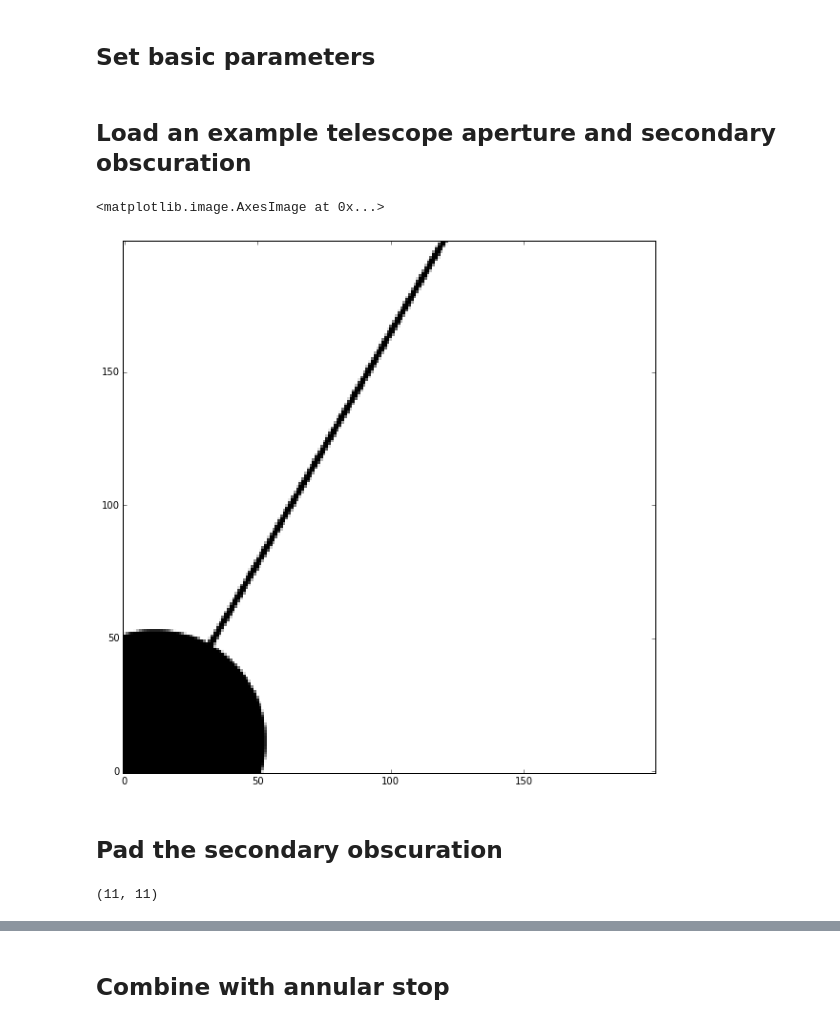
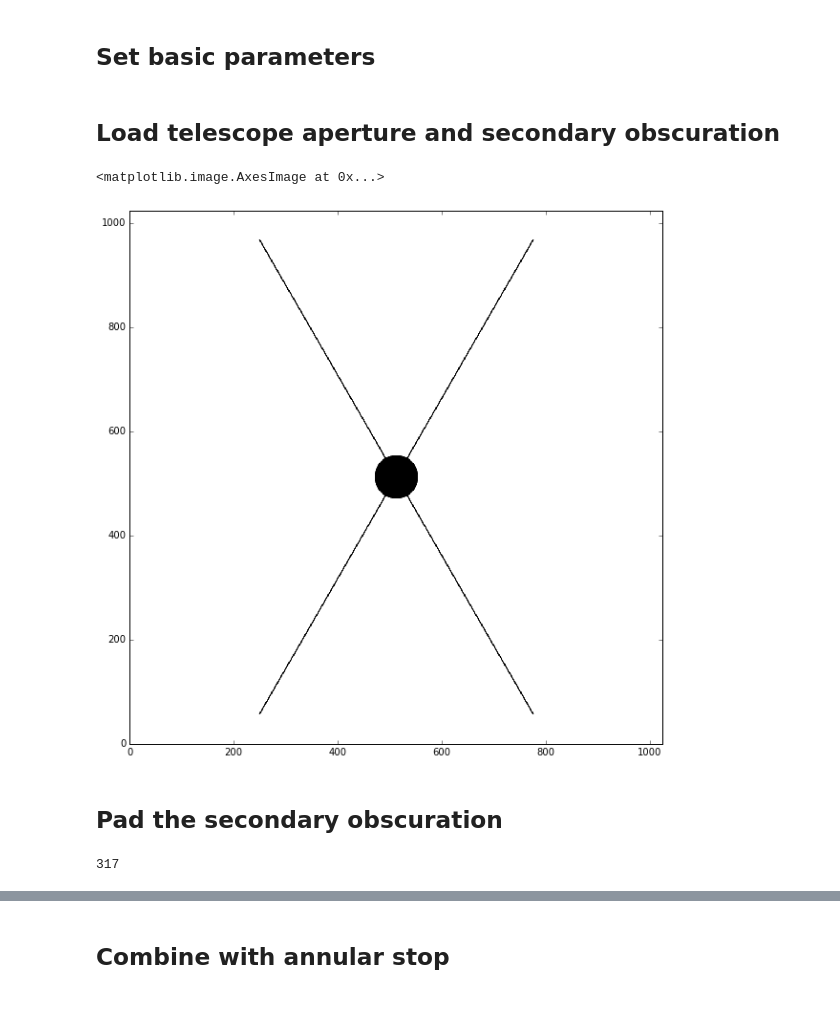
Before and after one commit to neilzim/SCDA, a Jupyter notebook: make_Lyotstop_obs1.ipynb, the cells around one changed output, grey strips where cells are left out. Drawn from its saved outputs; the diff is of its cells as text; code cells hidden in the pictures.

```diff
--- a/make_Lyotstop_obs1.ipynb
+++ b/make_Lyotstop_obs1.ipynb
@@ -19,21 +19,29 @@ secobs_key_map = {'Cross':'cross', 'X':'x'}
 # %% [markdown]
 ## Set basic parameters
 # %%
-N = 300
+N = 300 # pupil array quadrant width after binning
 inD = 0.25
 outD = 0.9
-spad = 0.005
+spad = 0.01
 telap_key = "hex4"
 secobs_key = "X"
-D = 1000
+centobs_key = True
+D = 1000 # starting aperture diameter
 # %% [markdown]
-## Load an example telescope aperture and secondary obscuration
+## Load telescope aperture and secondary obscuration
 # %%
 #telap_dir = os.path.abspath('../Apertures/JPL/offset_masks')
 telap_dir = os.path.abspath('/astro/opticslab1/SCDA/Apertures/JPL/offset_masks')
-telap_fname = os.path.join(telap_dir, "{0:s}_{1:04d}pix_offset.fits".format(telap_key_map[telap_key], D))
-secobs_fname = os.path.join(telap_dir, "{0:s}_spiders_{1:04d}pix_2.5cm_offset.fits".format(secobs_key_map[secobs_key],
-                                                                                           D))
+if centobs_key is True:
+    telap_fname = os.path.join(telap_dir, "{0:s}_{1:04d}pix_offset.fits".format(
+                                           telap_key_map[telap_key], D))
+    secobs_fname = os.path.join(telap_dir, "{0:s}_spiders_{1:04d}pix_2.5cm_offset.fits".format(
+                                            secobs_key_map[secobs_key], D))
+else:
+    telap_fname = os.path.join(telap_dir, "{0:s}_{1:04d}pix_offset_no_central_obsc.fits".format(
+                                           telap_key_map[telap_key], D))
+    secobs_fname = os.path.join(telap_dir, "{0:s}_spiders_{1:04d}pix_2.5cm_offset.fits".format(
+                                            secobs_key_map[secobs_key], D))
 telap_hdulist = fits.open(telap_fname, "readonly")
 telap_orig = telap_hdulist[0].data
 telap_hdulist.close()
@@ -43,12 +51,18 @@ secobs_hdulist.close()
 obstelap = secobs
 # %%
 plt.figure(figsize=(10,10))
-plt.imshow(secobs[500:700,500:700])
+plt.imshow(secobs)
 # %% [output]
 <matplotlib.image.AxesImage at 0x...>
-[figure, old version]
+[figure, new version]
 # %% [markdown]
 ## Pad the secondary obscuration
 # %%
 max_shift = int(round(D*spad))
 shift_range = range(-max_shift,max_shift+1,1)
+[Xshifts, Yshifts] = np.meshgrid(shift_range, shift_range)
+allowed_shifts = np.less_equal(Xshifts**2 + Yshifts**2, max_shift**2)
+XYshifts_allowed = zip(Xshifts[allowed_shifts], Yshifts[allowed_shifts])
+len(XYshifts_allowed)
+# %% [output]
+317
@@ -59,4 +68,0 @@ allowed_shifts = np.less_equal(Xshifts**2 + Yshifts**2, max_shift**2)
-# %%
-allowed_shifts.shape
-# %% [output]
-(11, 11)
```
Also changed, not shown: parts of 26 cells of this notebook, 1 other file.
